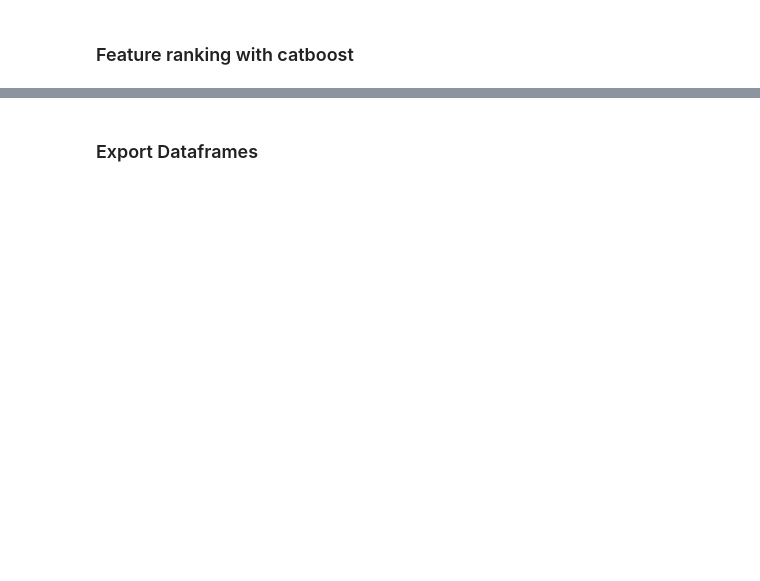
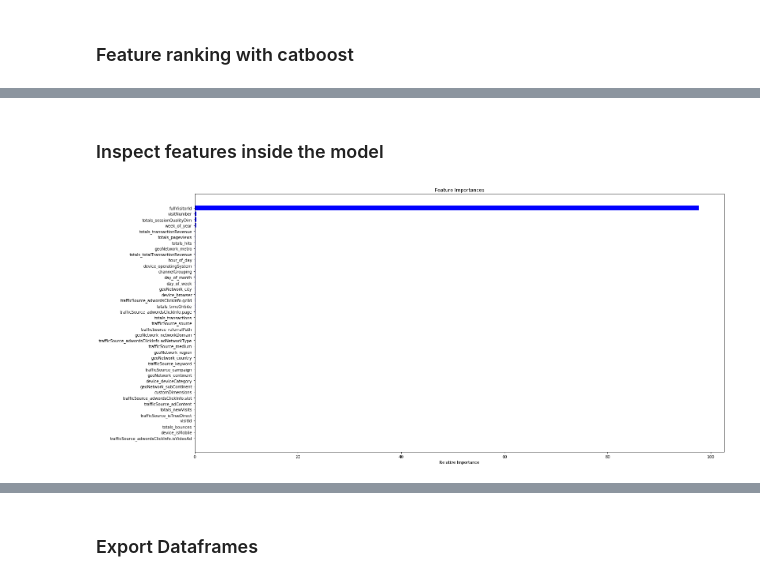
Before and after one commit to TacchinoLeso/GoogleAnalyticsCustomerRevenue, a Jupyter notebook: Version_2/Feature_Engineering_v2(4).ipynb, the cells around one changed output, grey strips where cells are left out. Cells and saved outputs as stored; diff of their text form; code cells hidden in the pictures; blank space fills up the shorter version.

```diff
--- a/Version_2/Feature_Engineering_v2(4).ipynb
+++ b/Version_2/Feature_Engineering_v2(4).ipynb
@@ -193,6 +174,6 @@ Index(['channelGrouping', 'customDimensions', 'fullVisitorId', 'visitId',
       dtype='object')
 # %%
-cont_features = ['totals_hits', 'totals_pageviews', 'visitNumber', 'visitStartTime']
+cont_features = ['totals_hits', 'totals_pageviews', 'visitNumber']
 
 bool_features = []
 
@@ -238,9 +219,7 @@ cat_features = ['fullVisitorId',
 
                ]
 # %%
-train = train_df[cont_features + bool_features + cat_features]
-test = test_df[cont_features + bool_features + cat_features]
-
-train_y = train_df['totals_transactionRevenue'].values
+train = temp_train[cont_features + bool_features + cat_features]
+train_y = temp_train['label'].values
 log_y = np.log1p(train_y)
 # %%
@@ -251,6 +234,5 @@ for c in train_df.columns:
 # %%
 from sklearn.model_selection import train_test_split
-train = train_df.drop('totals.transactionRevenue',axis=1)
 
 X_train, X_val, y_train, y_val = train_test_split(train, log_y, train_size=0.85, random_state=seed)
 
@@ -313,7 +291,11 @@ cat.fit(train, log_y,
 # %%
+%%time
 from catboost import CatBoostRegressor
+from catboost import Pool
 
-cat_positions =[]
+# necessary for feature importance ranking
+pool = Pool(train, log_y, cat_features = cat_positions)
+
 
 #fit catboost regressor
 cat = CatBoostRegressor(
@@ -324,7 +306,6 @@ cat = CatBoostRegressor(
     task_type = 'GPU'
 )
 
-cat.fit(X, y,
-        cat_features = cat_positions
-       )
+
+cat.fit(pool)
 # %% [output]
@@ -332,11 +313,16 @@ TypeError: Cannot convert 'b'organic search'' to float
+# %% [markdown]
+### Inspect features inside the model
 # %%
-#get importance ranking
-features = X.columns
+# get features importance ranking
+# the individual importance values for each of the input features
+features = train.columns
 importances = np.asarray(cat.get_feature_importance(pool, fstr_type='FeatureImportance'))
 indices = np.argsort(importances)# top features
 plt.figure(figsize=(24, 12))
 plt.title('Feature Importances')
 plt.barh(range(len(indices)), importances[indices], color='b', align='center')
 plt.yticks(range(len(indices)), [features[i] for i in indices])
 plt.xlabel('Relative Importance')
 plt.show()
+# %% [output]
+[figure, added]
```
Also changed, not shown: parts of 18 cells of this notebook, 5 other files.
